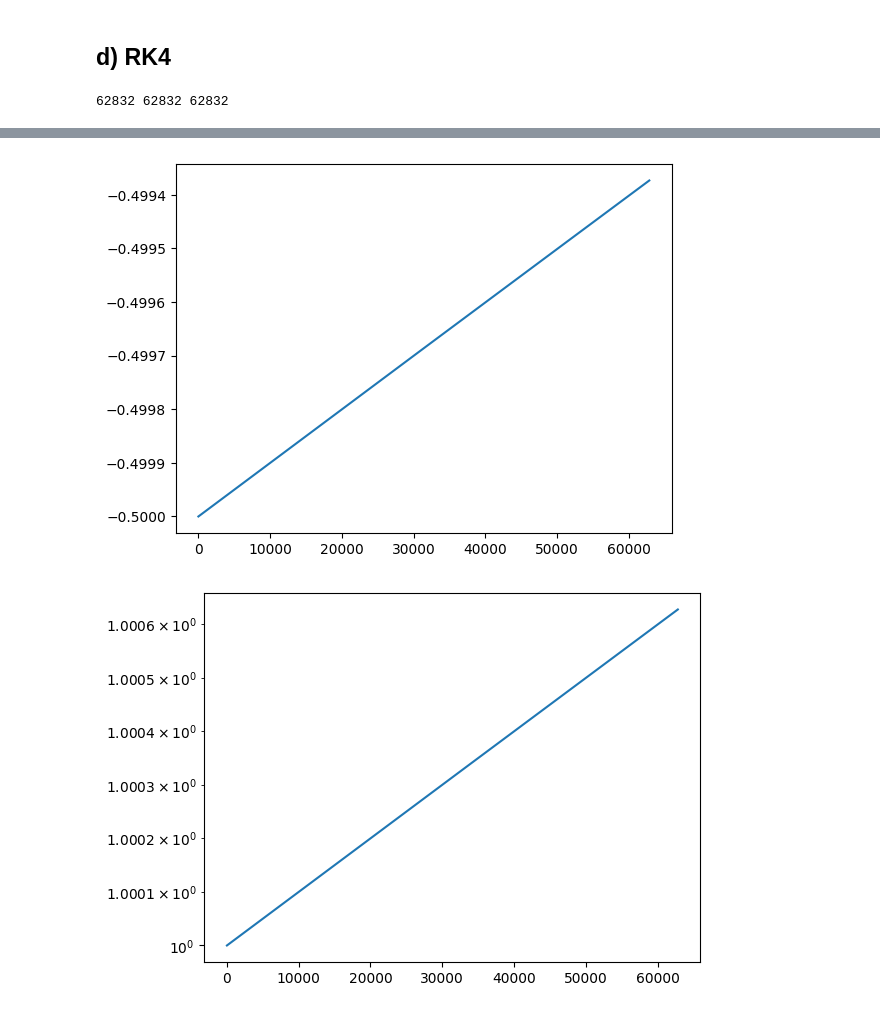
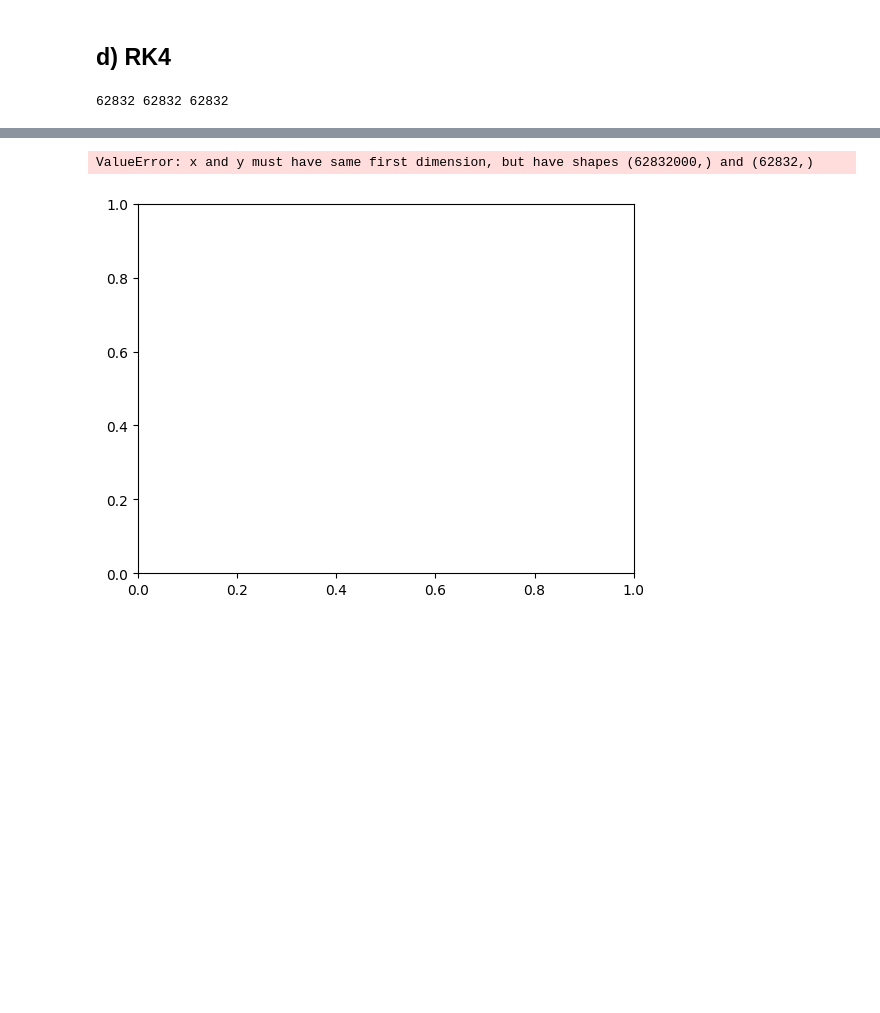
Before and after one commit to kpiotr6/MOWNIT, a Jupyter notebook: L9/txt.ipynb, the cells around one changed output, grey strips where cells are left out. Drawn from its saved outputs; the diff is of its cells as text; code cells hidden in the pictures; blank space fills up the shorter version.

```diff
--- a/L9/txt.ipynb
+++ b/L9/txt.ipynb
@@ -205,8 +196,24 @@ def euler_semi_mat(x1, x2, y1, y2, h, time, end, endx=True):
         sol[i]=(x1_next,x2_next,y1_next,y2_next,sol[i-1][4]+h)
     return sol
 # %%
-sol = euler_semi_mat(1,0,0,1,0.0001,0,30)
-y,x,t,v,r = [i[0] for i in sol],[i[2] for i in sol],[i[4] for i in sol],[(i[1]**2+i[3]**2)**(1/2) for i in sol],[(i[0]**2+i[2]**2)**(1/2) for i in sol]
+n = 30
+h = 0.001
+sol = euler_semi_mat(1,0,0,1,h,0,n)
+y,x,y_der,x_der,t,v,r = [i[0] for i in sol],[i[2] for i in sol],[i[1] for i in sol],[i[3] for i in sol],[i[4] for i in sol],[(i[1]**2+i[3]**2)**(1/2) for i in sol],[(i[0]**2+i[2]**2)**(1/2) for i in sol]
 plt.plot(x,y)
-print(sol)
+plt.show()
+plt.plot(t,y)
+plt.show()
+plt.plot(t,x)
+plt.show()
+plt.plot(r,v)
+plt.show()
+# Energy
+eval = [(x_der[i]**2+y_der[i]**2)/2-1/r[i] for i in range(len(r))]
+plt.plot(eval)
+plt.show()
+# Momentum
+pval = [x[i]*y_der[i]-y[i]*x_der[i] for i in range(len(x))]
+plt.plot(pval)
+plt.show()
 # %% [output]
@@ -280,36 +271,37 @@ def rk4(x1, x2, y1, y2, h, end, endx=True):
     return (sol_x, sol_y, sol_x_der, sol_y_der, t, iters)
 # %%
 (x, y, x_der, y_der, t, n) = rk4(1, 0, 0, 1, 0.0001, 2*np.pi)
+v = []
 print(len(x), len(y), len(t))
 plt.plot(x, y)
 plt.show()
 
 
 plt.plot(t, x)
 plt.show()
 
 
 plt.plot(t, y)
 plt.show()
 
-x_vals = np.arange(0, n, 1)
+x_vals = np.arange(0, n, h)
 
 # energy conservation law
 ecl = [abs(x_der[i]**2 + y_der[i]**2)/2 - 1/((x[i]**2 + y[i]**2)**(1/2)) for i in range(n)]
 # plt.semilogy()
 # print(ecl, x_vals)
 plt.plot(x_vals, ecl)
 plt.show()
 
 # momentum conservation law
 mcl = [(x[i]*y_der[i] - y[i]*x_der[i]) for i in range(n)]
 plt.semilogy()
 plt.plot(x_vals, mcl)
 plt.show()
 # %% [output]
 62832 62832 62832
 [figure]
 [figure]
 [figure]
+ValueError: x and y must have same first dimension, but have shapes (62832000,) and (62832,)
-[figure, old version]
+[figure, new version]
-[figure, removed]
```
Also changed, not shown: parts of 12 cells of this notebook.
